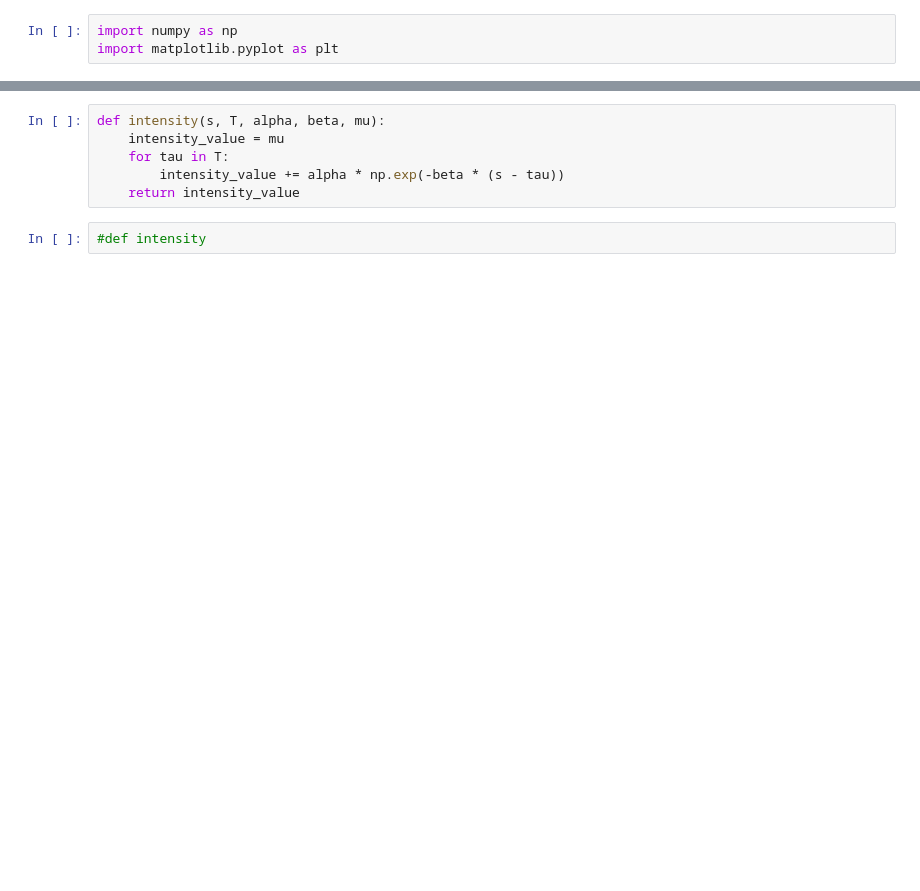
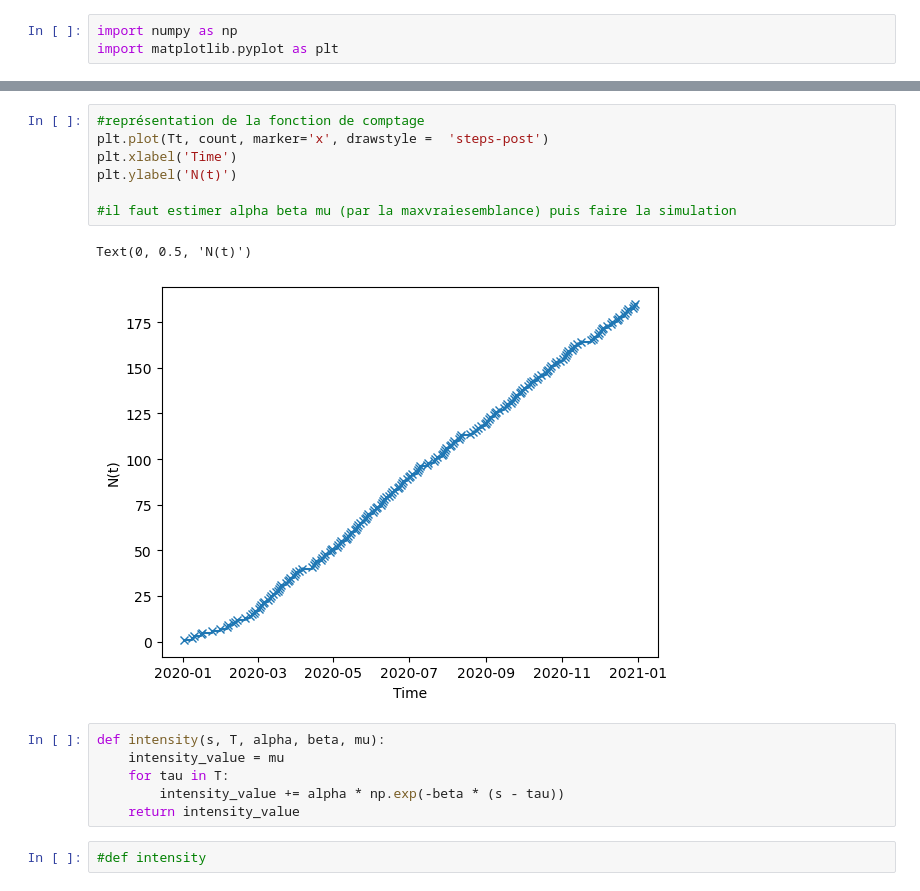
Before and after one commit to achillepmmr/Hawkes, a Jupyter notebook: VersionHawkesachille.ipynb, the cells around one changed output, grey strips where cells are left out. Cells and saved outputs as stored; diff of their text form; blank space fills up the shorter version.

```diff
--- a/VersionHawkesachille.ipynb
+++ b/VersionHawkesachille.ipynb
@@ -70,3 +99,13 @@ Tt
+# %%
+#représentation de la fonction de comptage
+plt.plot(Tt, count, marker='x', drawstyle =  'steps-post')
+plt.xlabel('Time')
+plt.ylabel('N(t)')
+
+#il faut estimer alpha beta mu (par la maxvraiesemblance) puis faire la simulation
+# %% [output]
+Text(0, 0.5, 'N(t)')
+[figure, added]
 # %%
 def intensity(s, T, alpha, beta, mu):
     intensity_value = mu
```
Also changed, not shown: parts of 7 cells of this notebook.
